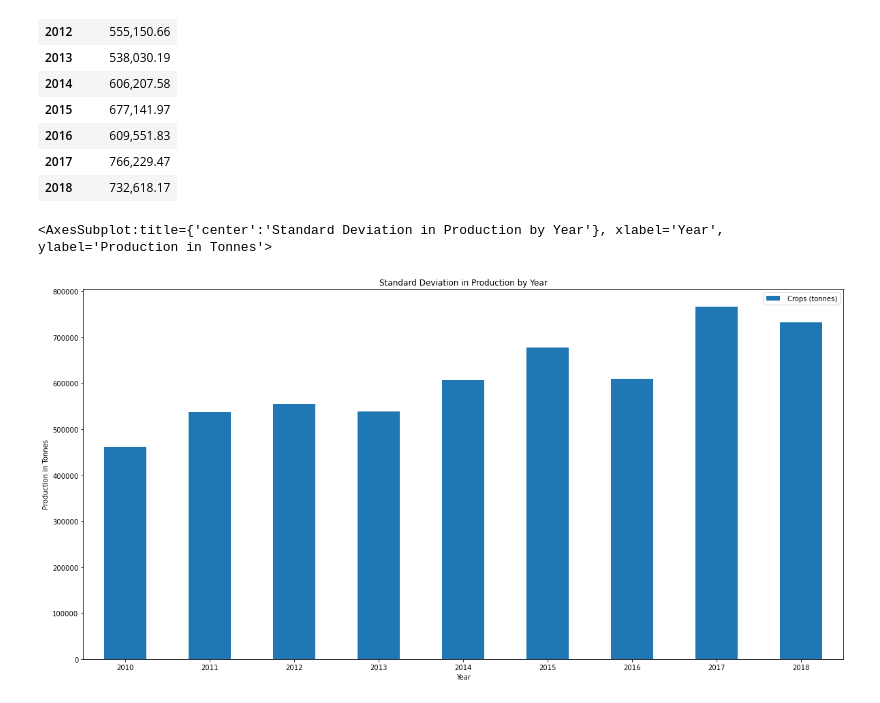
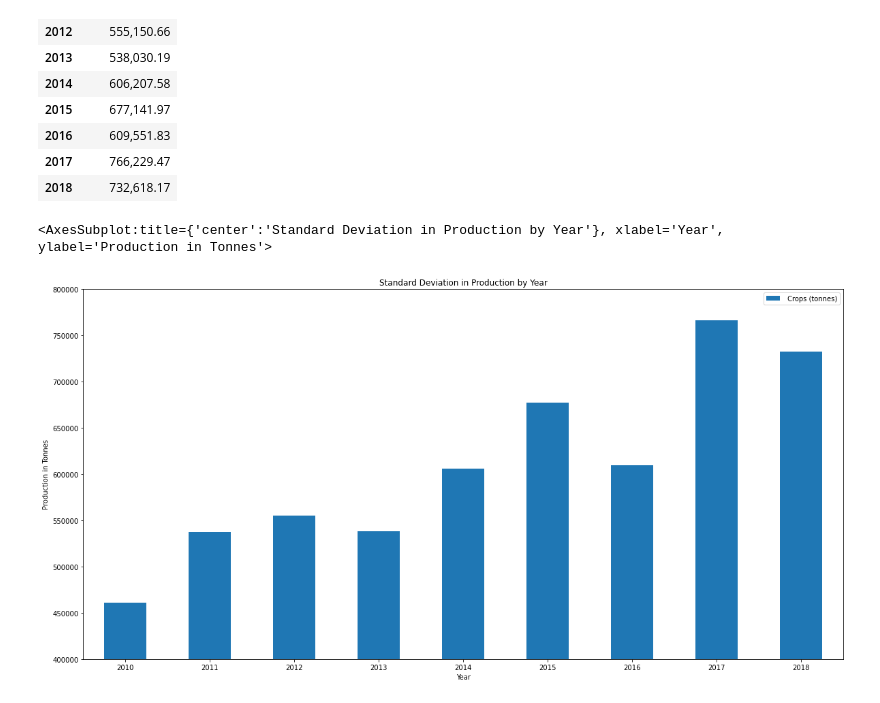
Before and after one commit to pekfrjufrirf12/project1_group3, a Jupyter notebook: Project Data/production_data.ipynb, the cells around one changed output. Cells and saved outputs as stored; diff of their text form; code cells hidden in the pictures.

```diff
--- a/Project Data/production_data.ipynb
+++ b/Project Data/production_data.ipynb
@@ -157,9 +160,10 @@ production_std
 # %%
 # Plot std values
 production_std_plot = production_std.plot(kind='bar', figsize=(20,10),
                                           title='Standard Deviation in Production by Year',
-                                          rot=0, ylabel='Production in Tonnes')
+                                          rot=0, ylabel='Production in Tonnes',
+                                         ylim=(400000, 800000))
 production_std_plot
 # %% [output]
 <AxesSubplot:title={'center':'Standard Deviation in Production by Year'}, xlabel='Year', ylabel='Production in Tonnes'>
-[figure, old version]
+[figure, new version]
```
Also changed, not shown: parts of 4 cells of this notebook.
